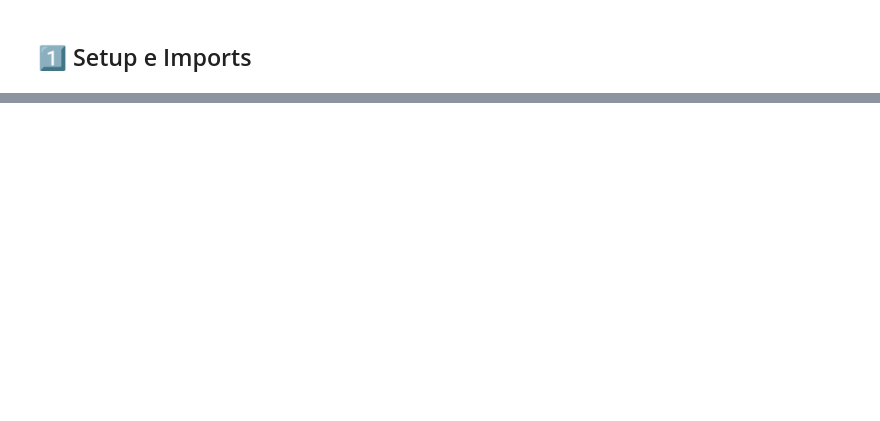
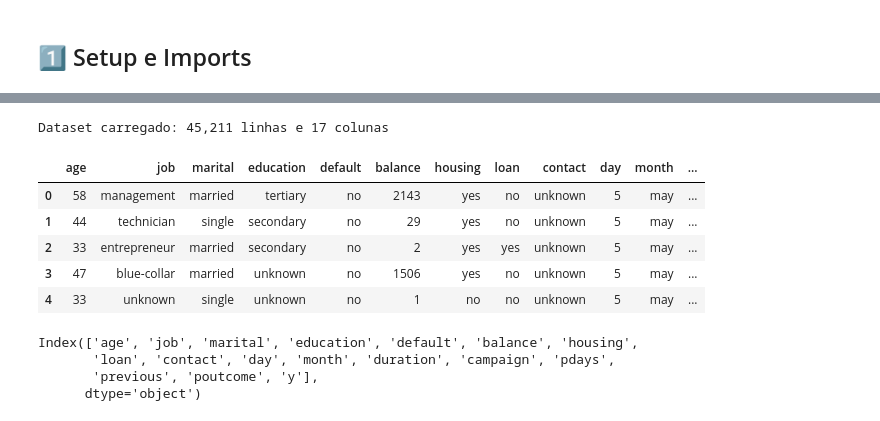
Before and after one commit to ceciliaass/datathon-8mlet-grupo-04, a Jupyter notebook: notebooks/01_EDA.ipynb, the cells around one changed output, grey strips where cells are left out. Saved outputs shown, nothing was run; the diff lists cells and outputs as text; code cells hidden in the pictures; blank space fills up the shorter version.

```diff
--- a/notebooks/01_EDA.ipynb
+++ b/notebooks/01_EDA.ipynb
@@ -639,0 +17,64 @@ print("="*70)
+# %%
+from pathlib import Path
+import os
+import subprocess
+import sys
+import zipfile
+
+import matplotlib.pyplot as plt
+import numpy as np
+import pandas as pd
+import seaborn as sns
+
+sns.set_theme(style='whitegrid')
+plt.rcParams['figure.figsize'] = (12, 6)
+
+DATASET_NAME = 'bank-term-deposit-subscription'
+DATASET_ID = 'dharmik34/bank-term-deposit-subscription'
+RAW_DATA_DIR = Path('../data/raw') / DATASET_NAME
+KAGGLE_CONFIG_DIR = Path('../.kaggle').resolve()
+os.environ['KAGGLE_CONFIG_DIR'] = str(KAGGLE_CONFIG_DIR)
+RAW_DATA_DIR.mkdir(parents=True, exist_ok=True)
+
+csv_files = list(RAW_DATA_DIR.glob('bank-full.csv'))
+if not csv_files:
+    print(f'Baixando a base {DATASET_NAME}...')
+    result = subprocess.run(
+        [sys.executable, '-m', 'kaggle', 'datasets', 'download', '-d', DATASET_ID, '-p', str(RAW_DATA_DIR)],
+        capture_output=True,
+        text=True
+    )
+    if result.returncode != 0:
+        raise RuntimeError(
+            'Nao foi possivel baixar a base pelo Kaggle. '
+            'Verifique o arquivo ../.kaggle/kaggle.json e execute novamente.\n'
+            f'{result.stderr.strip()}'
+        )
+    for zip_file in RAW_DATA_DIR.glob('*.zip'):
+        with zipfile.ZipFile(zip_file) as archive:
+            archive.extractall(RAW_DATA_DIR)
+        zip_file.unlink()
+
+csv_files = list(RAW_DATA_DIR.glob('bank-full.csv'))
+if not csv_files:
+    raise FileNotFoundError(f'bank-full.csv nao encontrado em {RAW_DATA_DIR}')
+
+RAW_DATA_PATH = csv_files[0]
+df = pd.read_csv(RAW_DATA_PATH, sep=';')
+print(f'Dataset carregado: {df.shape[0]:,} linhas e {df.shape[1]} colunas')
+df.head()
+# %% [output]
+Dataset carregado: 45,211 linhas e 17 colunas
+|  | age | job | marital | education | default | balance | housing | loan | contact | day | month | ... |
+| 0 | 58 | management | married | tertiary | no | 2143 | yes | no | unknown | 5 | may | ... |
+| 1 | 44 | technician | single | secondary | no | 29 | yes | no | unknown | 5 | may | ... |
+| 2 | 33 | entrepreneur | married | secondary | no | 2 | yes | yes | unknown | 5 | may | ... |
+| 3 | 47 | blue-collar | married | unknown | no | 1506 | yes | no | unknown | 5 | may | ... |
+| 4 | 33 | unknown | single | unknown | no | 1 | no | no | unknown | 5 | may | ... |
+# %%
+df.columns
+# %% [output]
+Index(['age', 'job', 'marital', 'education', 'default', 'balance', 'housing',
+       'loan', 'contact', 'day', 'month', 'duration', 'campaign', 'pdays',
+       'previous', 'poutcome', 'y'],
+      dtype='object')
```
Also changed, not shown: parts of 30 cells of this notebook, 13 other files.
